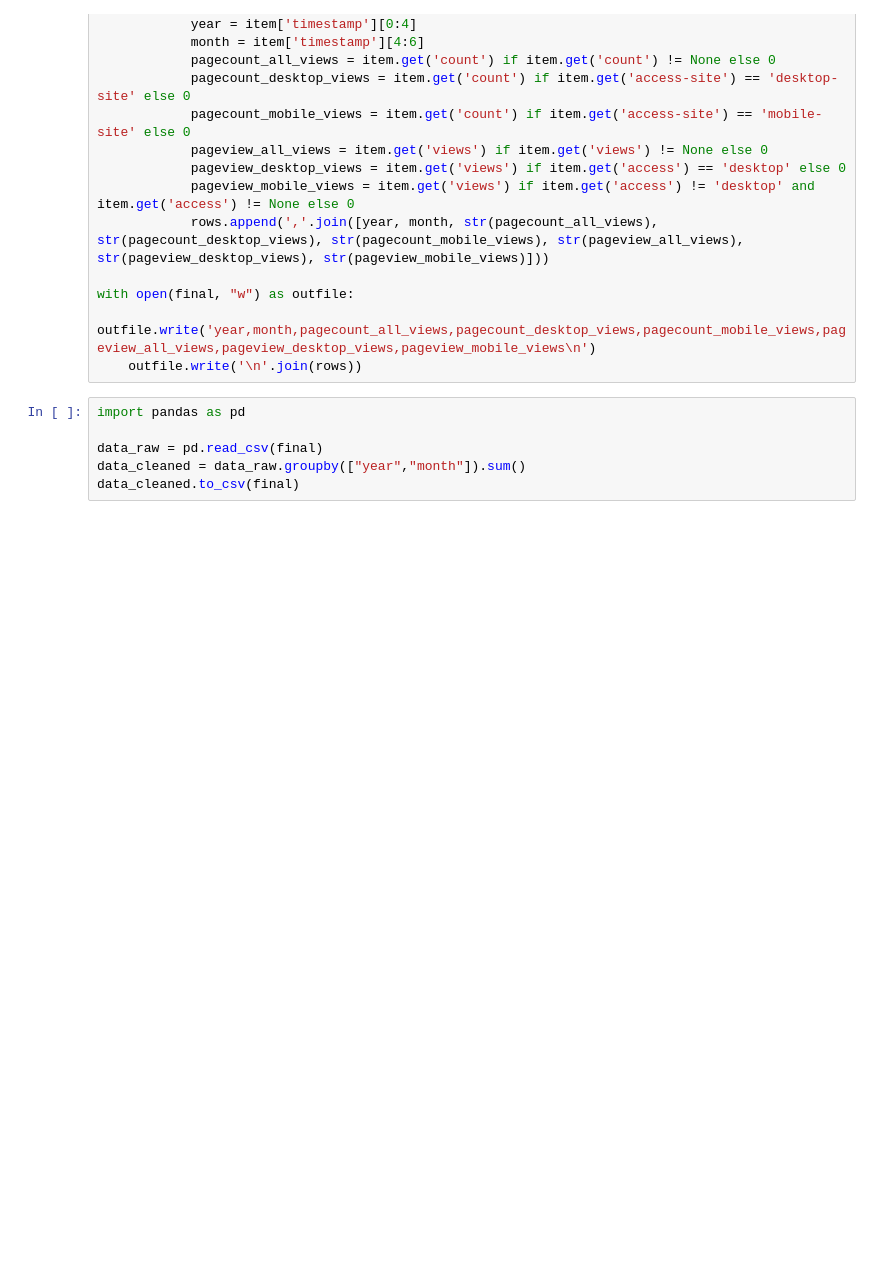
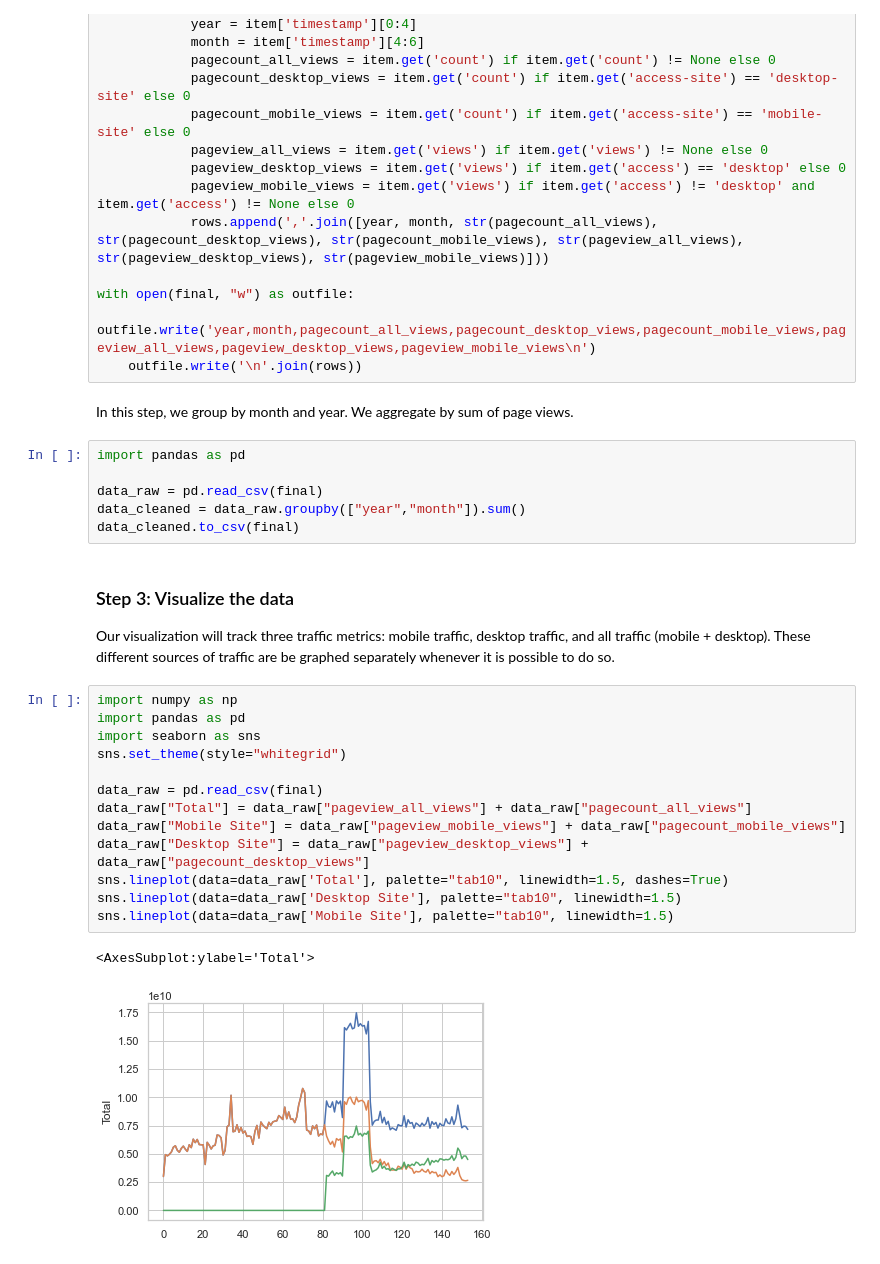
Before and after one commit to JFrei86/data-512, a Jupyter notebook: data-512-a1/data-512-a1.ipynb, the cells around one changed output. Drawn from its saved outputs; the diff is of its cells as text; blank space fills up the shorter version.

```diff
--- a/data-512-a1/data-512-a1.ipynb
+++ b/data-512-a1/data-512-a1.ipynb
@@ -87,9 +111,30 @@ for file in files:
 with open(final, "w") as outfile:
     outfile.write('year,month,pagecount_all_views,pagecount_desktop_views,pagecount_mobile_views,pageview_all_views,pageview_desktop_views,pageview_mobile_views\n')
     outfile.write('\n'.join(rows))
+# %% [markdown]
+In this step, we group by month and year. We aggregate by sum of page views.
 # %%
 import pandas as pd
 
 data_raw = pd.read_csv(final)
 data_cleaned = data_raw.groupby(["year","month"]).sum()
 data_cleaned.to_csv(final)
+# %% [markdown]
+### Step 3: Visualize the data
+Our visualization will track three traffic metrics: mobile traffic, desktop traffic, and all traffic (mobile + desktop). These different sources of traffic are be graphed separately whenever it is possible to do so.
+# %%
+import numpy as np
+import pandas as pd
+import seaborn as sns
+sns.set_theme(style="whitegrid")
+
+data_raw = pd.read_csv(final)
+data_raw["Total"] = data_raw["pageview_all_views"] + data_raw["pagecount_all_views"]
+data_raw["Mobile Site"] = data_raw["pageview_mobile_views"] + data_raw["pagecount_mobile_views"]
+data_raw["Desktop Site"] = data_raw["pageview_desktop_views"] + data_raw["pagecount_desktop_views"]
+sns.lineplot(data=data_raw['Total'], palette="tab10", linewidth=1.5, dashes=True)
+sns.lineplot(data=data_raw['Desktop Site'], palette="tab10", linewidth=1.5)
+sns.lineplot(data=data_raw['Mobile Site'], palette="tab10", linewidth=1.5)
+# %% [output]
+<AxesSubplot:ylabel='Total'>
+[figure, added]
```
Also changed, not shown: parts of 8 cells of this notebook.
